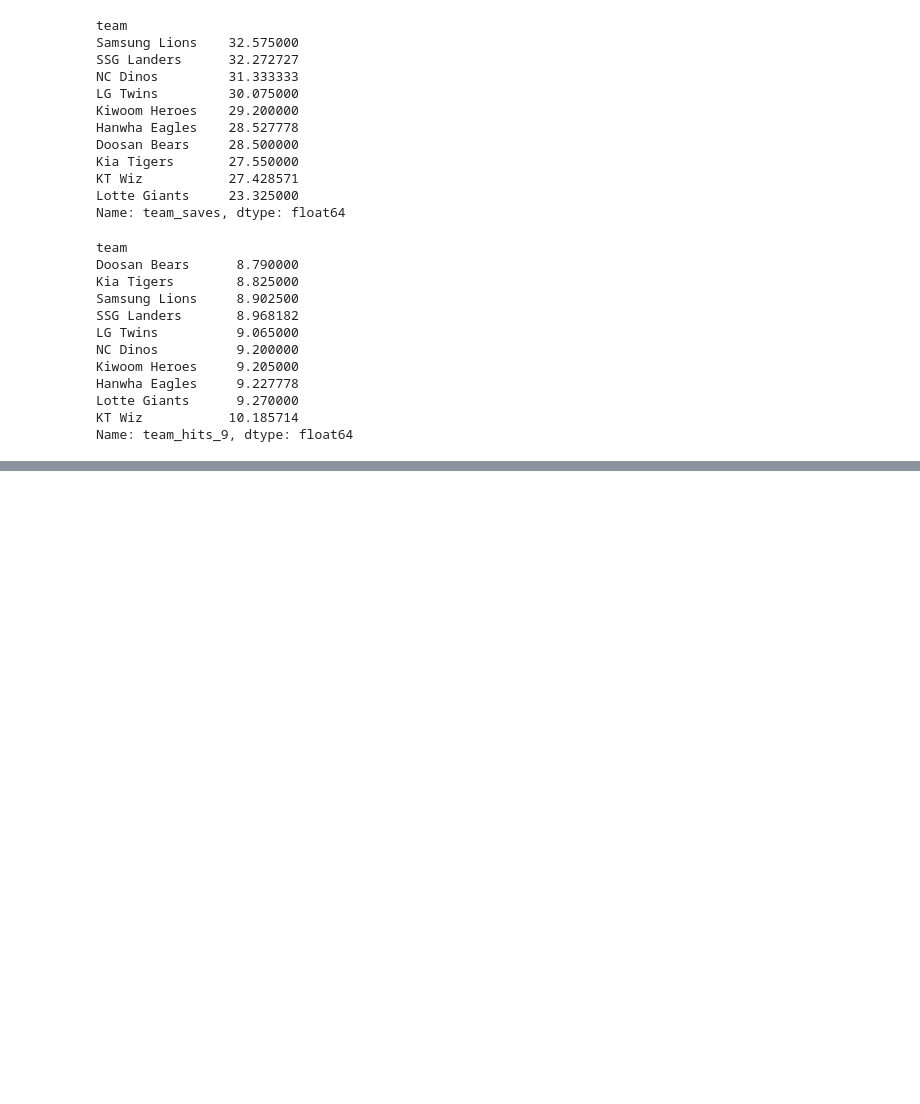
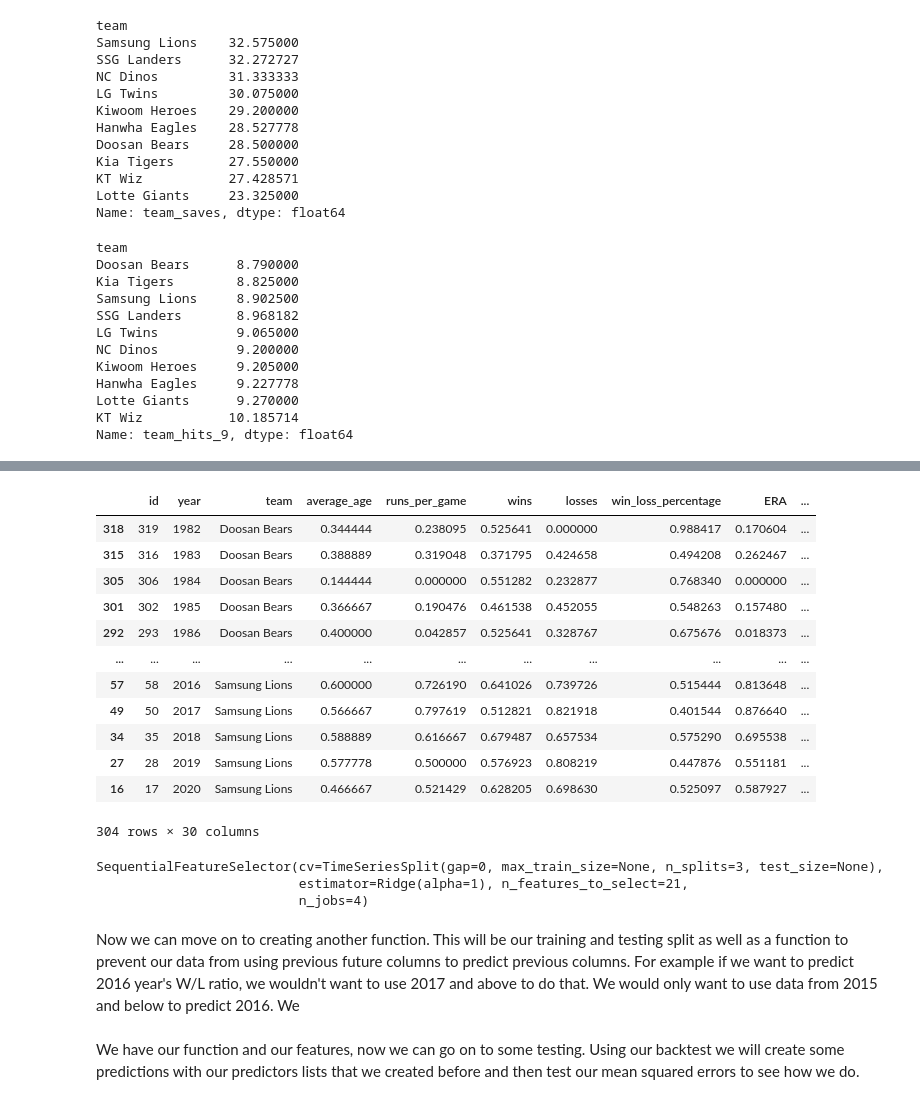
Before and after one commit to e-machinelearning/Hey-Batter-Batter-, a Jupyter notebook: Hey Batter Batter!.ipynb, the cells around one changed output, grey strips where cells are left out. Cells and saved outputs as stored; diff of their text form; code cells hidden in the pictures; blank space fills up the shorter version.

```diff
--- a/Hey Batter Batter!.ipynb
+++ b/Hey Batter Batter!.ipynb
@@ -596,0 +814,37 @@ Looking at these sorted values we can see one commonality between these charts.
+# %%
+#removing and selecting some columns so our sfs doesn't select our targeted column or overfit to any other columns like 'year'
+#or 'team'
+
+removed_columns = ['next_W/L', 'team', 'id', 'year']
+selected_columns = hey_batter_2.columns[~hey_batter_2.columns.isin(removed_columns)]
+# %%
+#this time we are also going to apply a MinMax Scaling to our features to create ratios between our features that a standard
+#scaler will create negatives within our data and also since we will be using a different regression model
+
+scaler = MinMaxScaler()
+hey_batter_2.loc[:, selected_columns] = scaler.fit_transform(hey_batter_2[selected_columns])
+
+#checking our scaled features
+hey_batter_2
+# %% [output]
+|  | id | year | team | average_age | runs_per_game | wins | losses | win_loss_percentage | ERA | ... |
+| 318 | 319 | 1982 | Doosan Bears | 0.344444 | 0.238095 | 0.525641 | 0.000000 | 0.988417 | 0.170604 | ... |
+| 315 | 316 | 1983 | Doosan Bears | 0.388889 | 0.319048 | 0.371795 | 0.424658 | 0.494208 | 0.262467 | ... |
+| 305 | 306 | 1984 | Doosan Bears | 0.144444 | 0.000000 | 0.551282 | 0.232877 | 0.768340 | 0.000000 | ... |
+| 301 | 302 | 1985 | Doosan Bears | 0.366667 | 0.190476 | 0.461538 | 0.452055 | 0.548263 | 0.157480 | ... |
+| 292 | 293 | 1986 | Doosan Bears | 0.400000 | 0.042857 | 0.525641 | 0.328767 | 0.675676 | 0.018373 | ... |
+| ... | ... | ... | ... | ... | ... | ... | ... | ... | ... | ... |
+| 57 | 58 | 2016 | Samsung Lions | 0.600000 | 0.726190 | 0.641026 | 0.739726 | 0.515444 | 0.813648 | ... |
+| 49 | 50 | 2017 | Samsung Lions | 0.566667 | 0.797619 | 0.512821 | 0.821918 | 0.401544 | 0.876640 | ... |
+| 34 | 35 | 2018 | Samsung Lions | 0.588889 | 0.616667 | 0.679487 | 0.657534 | 0.575290 | 0.695538 | ... |
+| 27 | 28 | 2019 | Samsung Lions | 0.577778 | 0.500000 | 0.576923 | 0.808219 | 0.447876 | 0.551181 | ... |
+| 16 | 17 | 2020 | Samsung Lions | 0.466667 | 0.521429 | 0.628205 | 0.698630 | 0.525097 | 0.587927 | ... |
+304 rows × 30 columns
+# %%
+#now we can fit our sfs to our data
+
+sfs.fit(hey_batter_2[selected_columns], hey_batter_2['next_W/L'])
+# %% [output]
+SequentialFeatureSelector(cv=TimeSeriesSplit(gap=0, max_train_size=None, n_splits=3, test_size=None),
+                          estimator=Ridge(alpha=1), n_features_to_select=21,
+                          n_jobs=4)
@@ -596,0 +854,2 @@ Looking at these sorted values we can see one commonality between these charts.
+# %% [markdown]
+Now we can move on to creating another function. This will be our training and testing split as well as a function to prevent our data from using previous future columns to predict previous columns. For example if we want to predict 2016 year's W/L ratio, we wouldn't want to use 2017 and above to do that. We would only want to use data from 2015 and below to predict 2016. We
@@ -596,0 +879,2 @@ Looking at these sorted values we can see one commonality between these charts.
+# %% [markdown]
+We have our function and our features, now we can go on to some testing. Using our backtest we will create some predictions with our predictors lists that we created before and then test our mean squared errors to see how we do.
```
Also changed, not shown: parts of 65 cells of this notebook, 1 other file.
